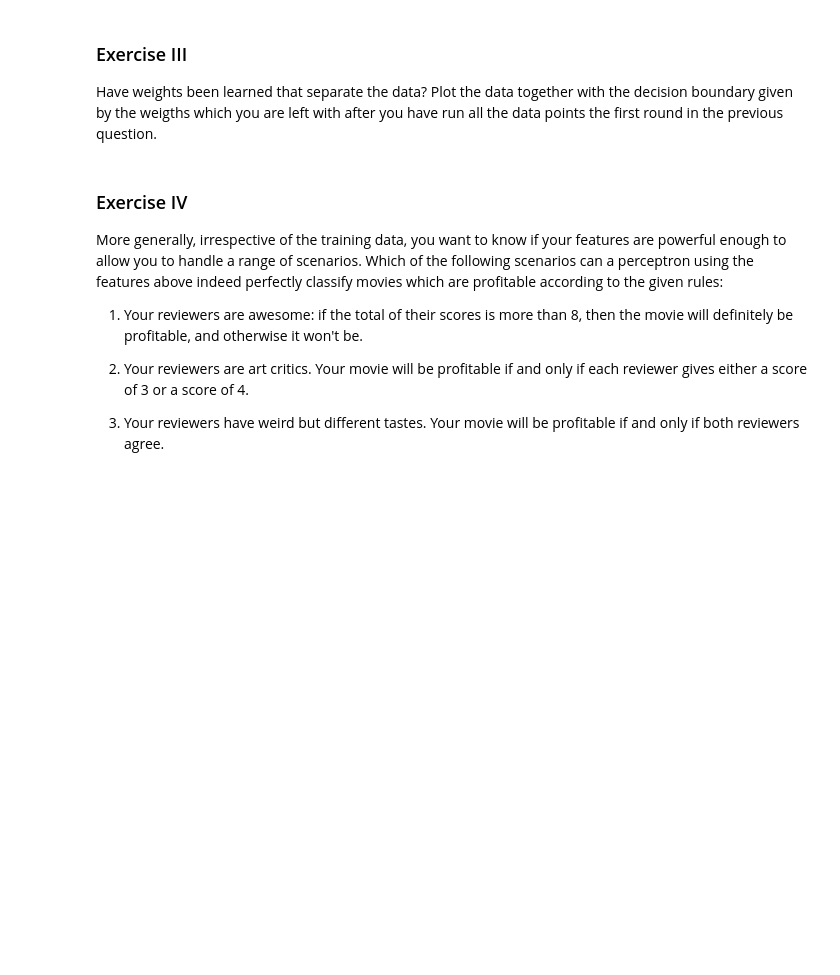
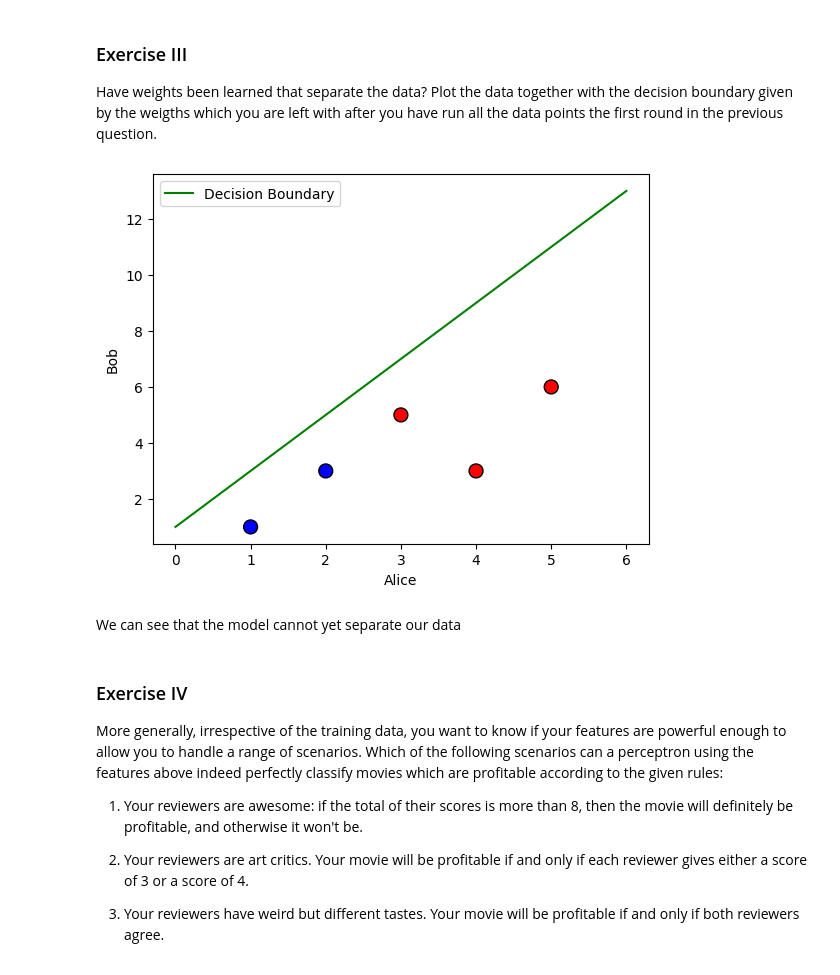
Before and after one commit to KjetilIN/IN4050, a Jupyter notebook: exercises/perceptron_lab/in4050_2024_w4.ipynb, the cells around one changed output. Saved outputs shown, nothing was run; the diff lists cells and outputs as text; code cells hidden in the pictures; blank space fills up the shorter version.

Commit message:
add: theory for the data separability

```diff
--- a/exercises/perceptron_lab/in4050_2024_w4.ipynb
+++ b/exercises/perceptron_lab/in4050_2024_w4.ipynb
@@ -73,6 +113,62 @@ Solution: was not able to make it converge
 ### Exercise III
 Have weights been learned that separate the data?
 Plot the data together with the decision boundary given by the weigths which you are left with after you have run all the data points the first round in the previous question.
+# %%
+import numpy as np
+
+# X3: Feature set (Alice, Bob)
+X3 = [
+    (1, 1),  # Movie 1
+    (4, 3),  # Movie 2
+    (3, 5),  # Movie 3
+    (5, 6),  # Movie 4
+    (2, 3)   # Movie 5
+]
+
+# t3: Target labels (Profitable? -> 1 for 'yes', 0 for 'no')
+t3 = [
+    0,  # Movie 1 -> 'no'
+    1,  # Movie 2 -> 'yes'
+    1,  # Movie 3 -> 'yes'
+    1,  # Movie 4 -> 'yes'
+    0   # Movie 5 -> 'no'
+]
+
+# Plotting with our current weights
+bias = 1
+w1 = 2
+w2 = 0
+
+# Plotting X3 data points colored with their class from t3
+# Convert X3 into separate lists for easier plotting
+X1_vals = [x[0] for x in X3]  # Alice's values (x1)
+X2_vals = [x[1] for x in X3]  # Bob's values (x2)
+
+# Create a scatter plot of the points, colored by class
+plt.scatter(X1_vals, X2_vals, c=t3, cmap='bwr', edgecolor='k', s=100)
+plt.xlabel('Alice')
+plt.ylabel('Bob')
+
+# Plot the decision boundary
+# Create x values for the decision boundary line
+x_vals = np.linspace(min(X1_vals) - 1, max(X1_vals) + 1, 100)
+
+# Compute the corresponding y values (x2 values) for the decision boundary
+# Using the equation x2 = -(w1/w2) * x1 - (bias/w2)
+y_vals = bias + w1*x_vals + w2*x_vals
+
+# Plot the decision boundary line
+plt.plot(x_vals, y_vals, 'g-', label='Decision Boundary')
+
+# Add a legend
+plt.legend()
+
+# Show the plot
+plt.show()
+# %% [output]
+[figure, added]
+# %% [markdown]
+We can see that the model cannot yet separate our data
 # %% [markdown]
 ### Exercise IV
 More generally, irrespective of the training data, you want to know if your features are powerful enough to allow you to handle a range of scenarios. Which of the following scenarios can a perceptron using the features above  indeed perfectly classify movies which are profitable according to the given rules:
```
Also changed, not shown: parts of 5 cells of this notebook.
